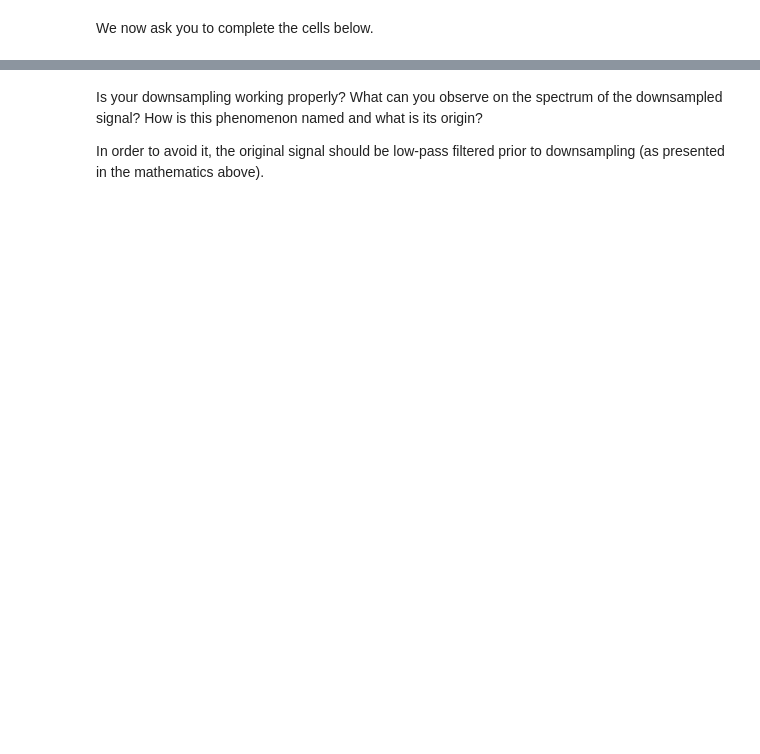
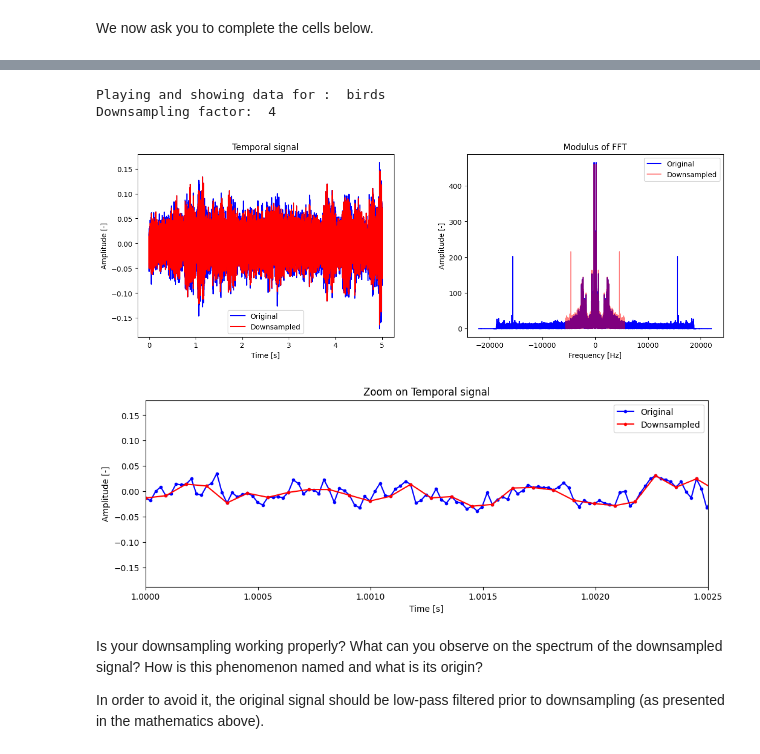
Before and after one commit to praticalmango/LELEC210X-groupef, a Jupyter notebook: classification/h1_feature_vectors.ipynb, the cells around one changed output, grey strips where cells are left out. Saved outputs shown, nothing was run; the diff lists cells and outputs as text; code cells hidden in the pictures; blank space fills up the shorter version.

```diff
--- a/classification/h1_feature_vectors.ipynb
+++ b/classification/h1_feature_vectors.ipynb
@@ -101,19 +112,24 @@ In practice, here is the observed phenomenon when downsampling the spectrum abov
 # %%
 fs_down = 11025  # Target sampling frequency
 sound = dataset["birds", 2]  # Sound choice
 
 print("Playing and showing data for : ", get_cls_from_path(sound))
 x, fs = sf.read(sound)
 
 
 M = fs // fs_down  # Downsampling factor
 print("Downsampling factor: ", M)
 
 ### TO COMPLETE
 ### Downsample "audio"
-x_naive_down = ...
+x_naive_down = x[::M] # Naive downsampling by keeping one sample every M samples
 
 plot_audio(x, x_naive_down, fs, fs_down)  # Function call
+# %% [output]
+Playing and showing data for :  birds
+Downsampling factor:  4
+[figure, added]
+[figure, added]
 # %% [markdown]
 Is your downsampling working properly? What can you observe on the spectrum of the downsampled signal? How is this phenomenon named and what is its origin?
 
```
Also changed, not shown: parts of 11 cells of this notebook.
